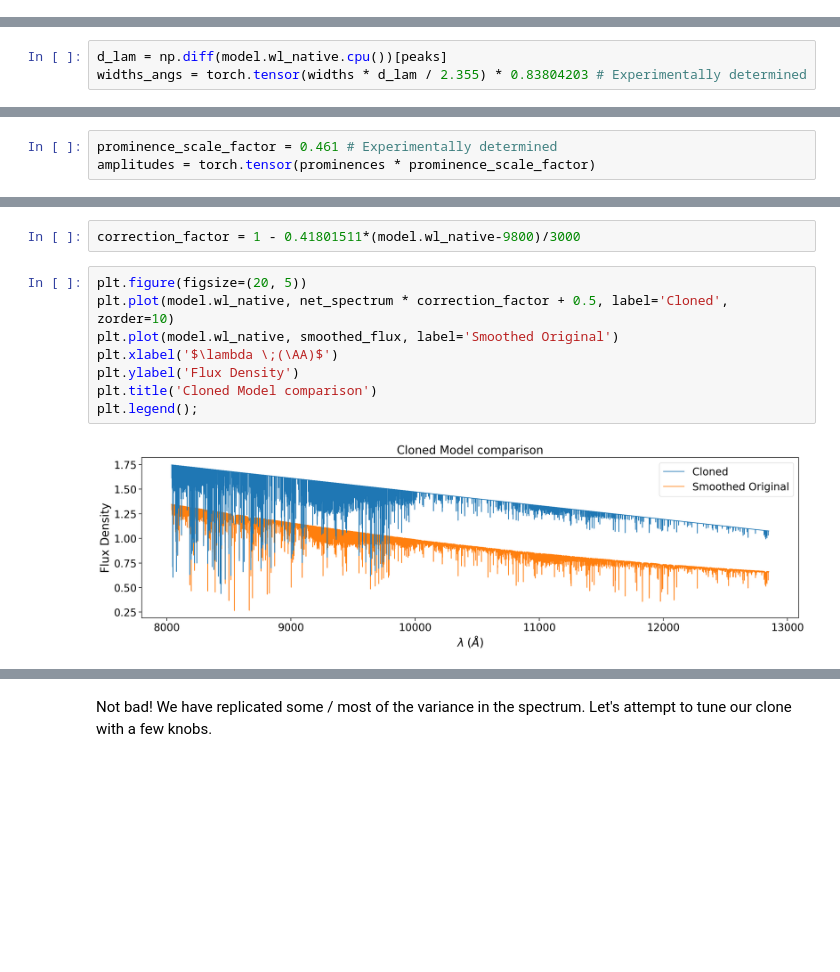
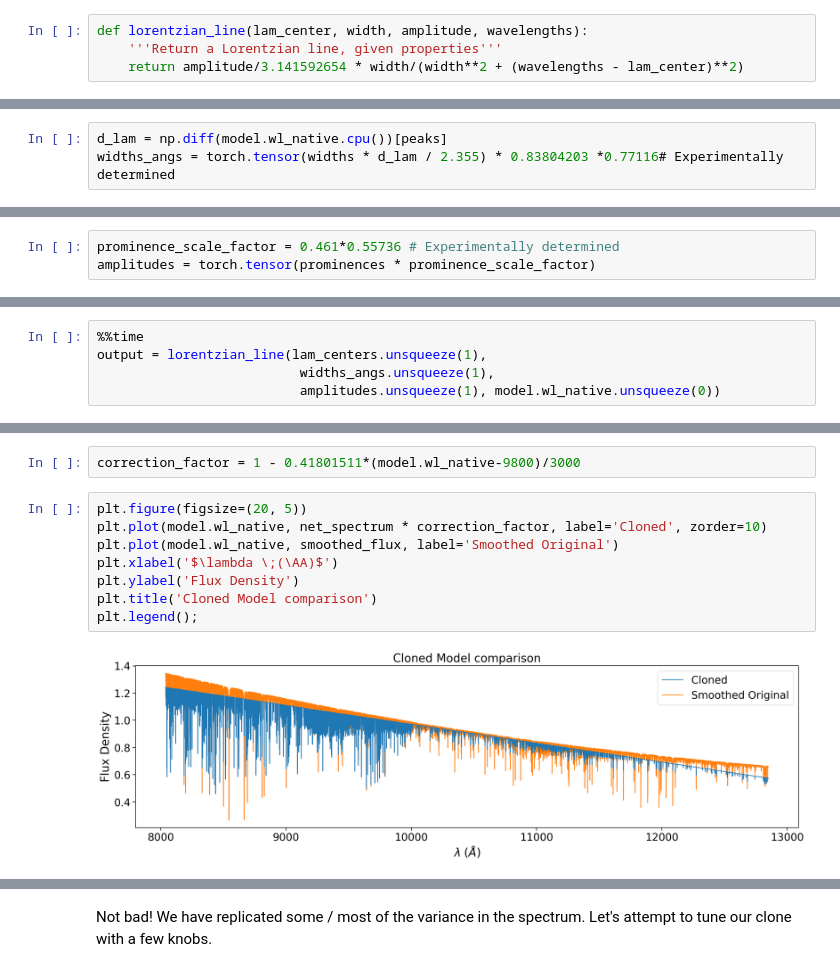
Before and after one commit to gully/blase, a Jupyter notebook: notebooks/clone_precomputed_models.ipynb, the cells around one changed output, grey strips where cells are left out. Drawn from its saved outputs; the diff is of its cells as text; blank space fills up the shorter version.

```diff
--- a/notebooks/clone_precomputed_models.ipynb
+++ b/notebooks/clone_precomputed_models.ipynb
@@ -85,2 +82,6 @@ We need a function that takes in the signal-processed metadata and returns a dec
+# %%
+def lorentzian_line(lam_center, width, amplitude, wavelengths):
+    '''Return a Lorentzian line, given properties'''
+    return amplitude/3.141592654 * width/(width**2 + (wavelengths - lam_center)**2)
 # %%
 def gaussian_line(lam_center, width, amplitude, wavelengths):
@@ -92,11 +93,11 @@ lam_centers = model.wl_native[peaks]
 Convert the FWHM in units of Angstroms: $$\sigma(Angstroms) = FWHM\frac{pixels}{1} \times \frac{Angstrom}{pixel} \times \frac{1}{2.355}$$
 # %%
 d_lam = np.diff(model.wl_native.cpu())[peaks]
-widths_angs = torch.tensor(widths * d_lam / 2.355) * 0.83804203 # Experimentally determined
+widths_angs = torch.tensor(widths * d_lam / 2.355) * 0.83804203 *0.77116# Experimentally determined
 # %% [markdown]
 The prominence scale factor may not be exactly 1.
 # %%
-prominence_scale_factor = 0.461 # Experimentally determined
+prominence_scale_factor = 0.461*0.55736 # Experimentally determined
 amplitudes = torch.tensor(prominences * prominence_scale_factor)
 # %%
 %%time
@@ -108,0 +110,5 @@ Wall time: 3.08 s
+# %%
+%%time
+output = lorentzian_line(lam_centers.unsqueeze(1),
+                          widths_angs.unsqueeze(1),
+                          amplitudes.unsqueeze(1), model.wl_native.unsqueeze(0))
@@ -114,14 +123,14 @@ Temporarily tilt the cloned model towards the smoothed spectrum and offset for c
 correction_factor = 1 - 0.41801511*(model.wl_native-9800)/3000
 # %%
 plt.figure(figsize=(20, 5))
-plt.plot(model.wl_native, net_spectrum * correction_factor + 0.5, label='Cloned', zorder=10)
+plt.plot(model.wl_native, net_spectrum * correction_factor, label='Cloned', zorder=10)
 plt.plot(model.wl_native, smoothed_flux, label='Smoothed Original')
 plt.xlabel('$\lambda \;(\AA)$')
 plt.ylabel('Flux Density')
 plt.title('Cloned Model comparison')
 plt.legend();
 # %% [output]
-[figure, old version]
+[figure, new version]
 # %%
 plt.figure(figsize=(20, 5))
 plt.plot(model.wl_native, net_spectrum * correction_factor -smoothed_flux, label='Cloned - Original')
```
Also changed, not shown: parts of 16 cells of this notebook, 1 other file.
